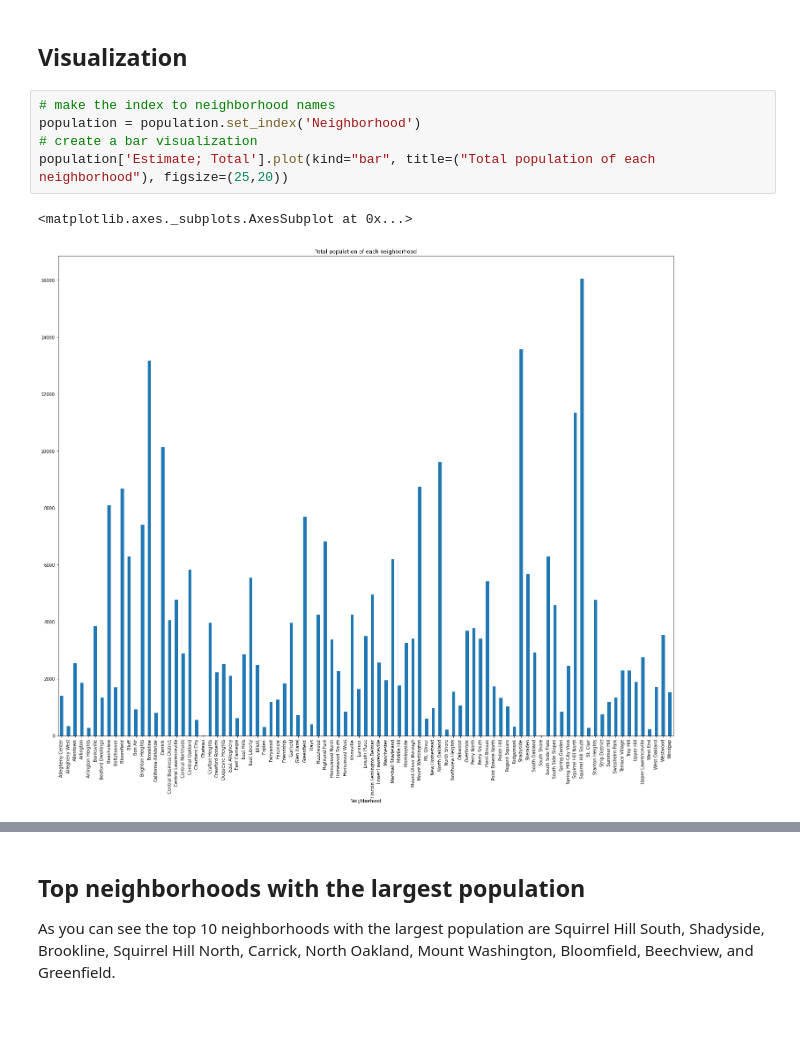
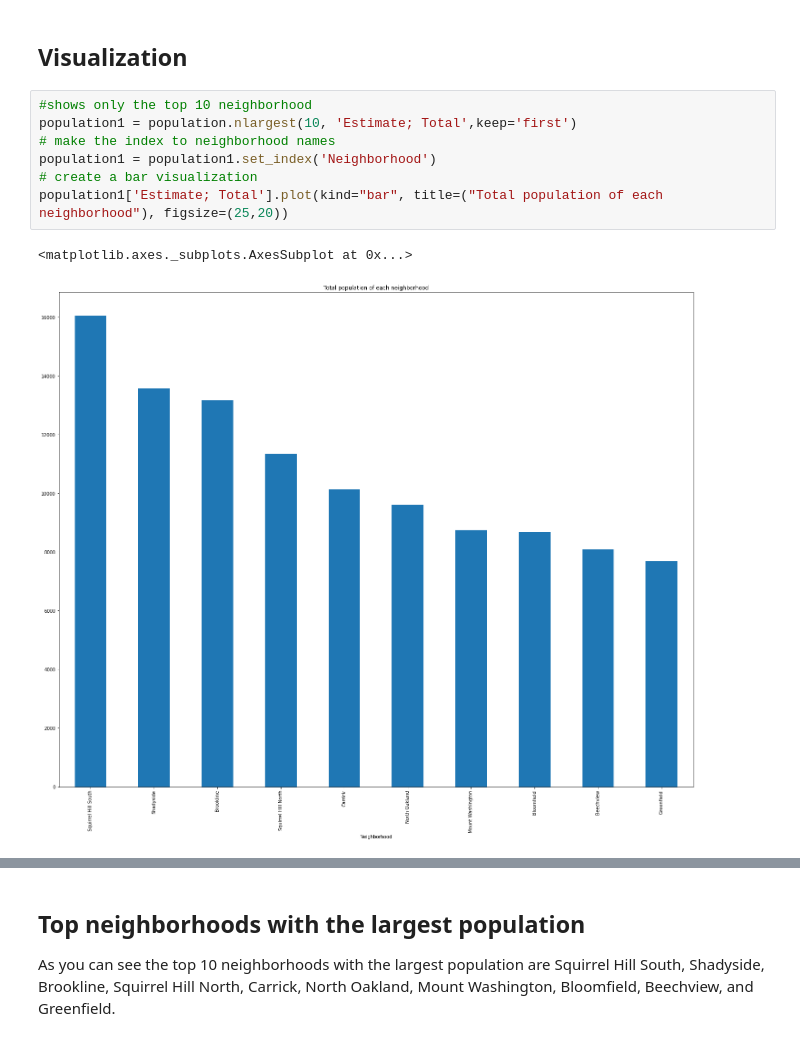
Before and after one commit to wex59/Final-Project, a Jupyter notebook: wex59.ipynb, the cells around one changed output, grey strips where cells are left out. Saved outputs shown, nothing was run; the diff lists cells and outputs as text.

```diff
--- a/wex59.ipynb
+++ b/wex59.ipynb
@@ -105,10 +93,12 @@ population.head(10)
 # %% [markdown]
 ## Visualization
 # %%
+#shows only the top 10 neighborhood
+population1 = population.nlargest(10, 'Estimate; Total',keep='first')
 # make the index to neighborhood names
-population = population.set_index('Neighborhood')
+population1 = population1.set_index('Neighborhood')
 # create a bar visualization
-population['Estimate; Total'].plot(kind="bar", title=("Total population of each neighborhood"), figsize=(25,20))
+population1['Estimate; Total'].plot(kind="bar", title=("Total population of each neighborhood"), figsize=(25,20))
 # %% [output]
 <matplotlib.axes._subplots.AxesSubplot at 0x...>
-[figure, old version]
+[figure, new version]
```
Also changed, not shown: parts of 8 cells of this notebook, 7 other files.
